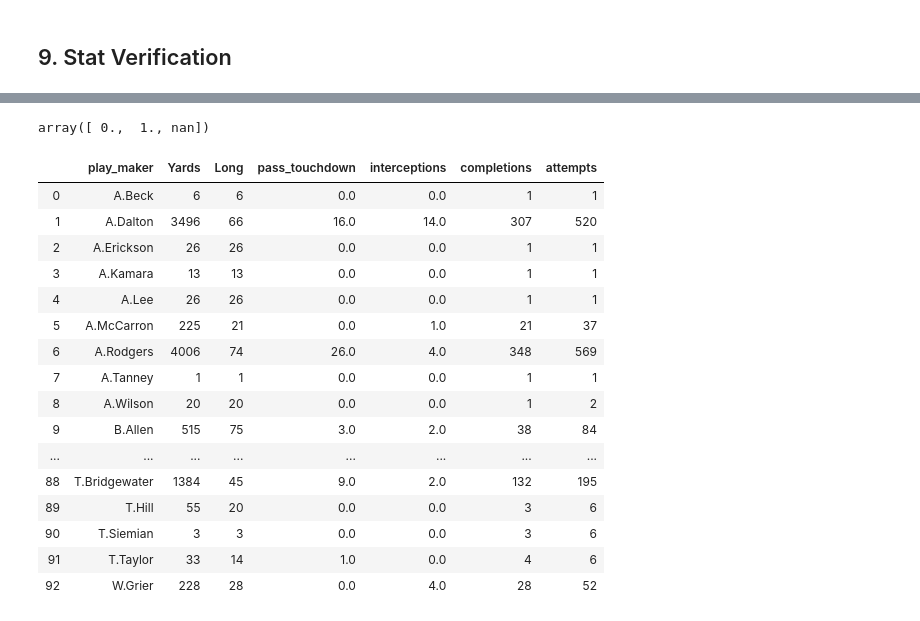
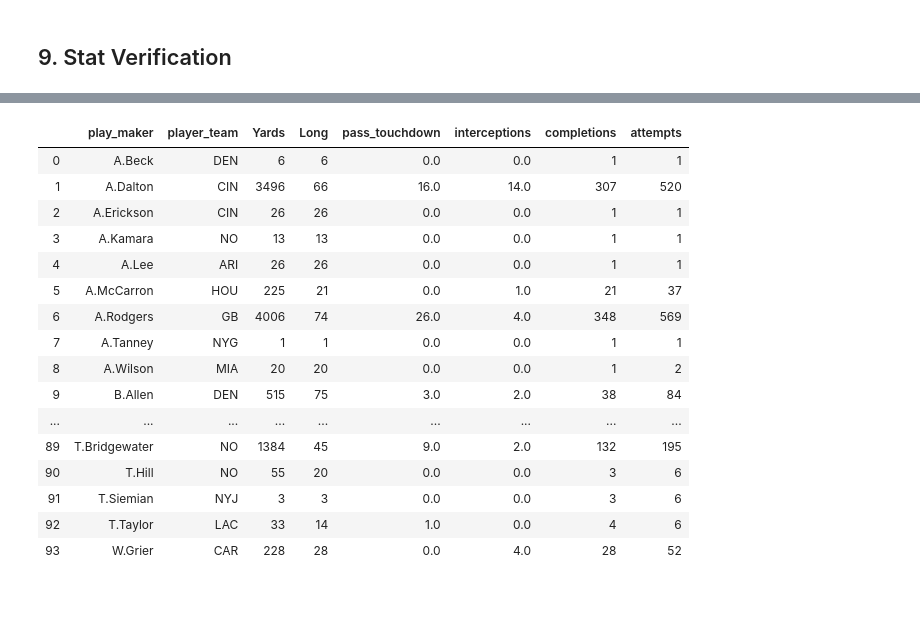
Before and after one commit to scunden/Project-Dash, a Jupyter notebook: 2. Data-Cleanup/0. Cleanup/cleanup.ipynb, the cells around one changed output, grey strips where cells are left out. Drawn from its saved outputs; the diff is of its cells as text; code cells hidden in the pictures.

```diff
--- a/2. Data-Cleanup/0. Cleanup/cleanup.ipynb
+++ b/2. Data-Cleanup/0. Cleanup/cleanup.ipynb
@@ -543,12 +553,10 @@ QB stats
 # %%
-# calculates the number of plays each player was the playmaker for
-comp_list = df[(df['play_type'] == 'pass') & (df['reception'] == 1) & (df['sack'] != 1)].groupby('play_maker', as_index = False).play_maker_id.count()
 
-Att_list = df[(df['play_type'] == 'pass') & (df['sack'] != 1)].groupby('play_maker', as_index = False).play_maker_id.count()
-# comp_list[freq_list['play_maker'] == 'D.Prescott']
-# freq_list.head()
-# df.play_type.unique()
-# df[df['play_type'] == 'Pass']
-Att_comp = comp_list.merge(Att_list, on = 'play_maker', how = 'inner')
+comp_list = df[(df['play_type'] == 'pass') & (df['reception'] == 1) & (df['sack'] != 1)].groupby(['play_maker', 'posteam'], as_index = False).play_maker_id.count()
+
+Att_list = df[(df['play_type'] == 'pass') & (df['sack'] != 1)].groupby(['play_maker', 'posteam'], as_index = False).play_maker_id.count()
+
+Att_comp = comp_list.merge(Att_list, on = ['play_maker', 'posteam'], how = 'inner')
+Att_comp = Att_comp.rename(columns = {'posteam': 'player_team'})
 Att_comp
 # %% [output]
@@ -570,14 +582,14 @@ pd.set_option('display.max_rows',None)
 
 
 
-A = df[(df['play_type'] == 'pass') & (df['sack'] != 1)].groupby('play_maker', as_index = False).agg({
+A = df[(df['play_type'] == 'pass') & (df['sack'] != 1)].groupby(['play_maker', 'posteam'], as_index = False).agg({
     'yards_gained':['sum', 'max'],
     'pass_touchdown':['sum'],
     'interception':['sum']
 
 })
 
-A.columns = ['play_maker', 'Yards', 'Long', 'pass_touchdown', 'interceptions']
+A.columns = ['play_maker', 'player_team', 'Yards', 'Long', 'pass_touchdown', 'interceptions']
 
 A.sort_values(['pass_touchdown'], ascending = False)
 # %% [output]
@@ -601,32 +613,27 @@ A.sort_values(['pass_touchdown'], ascending = False)
-# %%
-df.sack.unique()
-# %% [output]
-array([ 0.,  1., nan])
 # %%
-Final_QB_Stats = A.merge(Att_comp, on = 'play_maker', how = 'inner')
+Final_QB_Stats = A.merge(Att_comp, on = ['play_maker', 'player_team'], how = 'inner')
 Final_QB_Stats = Final_QB_Stats.rename(columns = {'play_maker_id_x': 'completions'})
 Final_QB_Stats = Final_QB_Stats.rename(columns = {'play_maker_id_y': 'attempts'})
-# Final_QB_Stats.sort_values(['pass_touchdown'], ascending = False)
 
 
 Final_QB_Stats
 # %% [output]
-|  | play_maker | Yards | Long | pass_touchdown | interceptions | completions | attempts |
-| 0 | A.Beck | 6 | 6 | 0.0 | 0.0 | 1 | 1 |
-| 1 | A.Dalton | 3496 | 66 | 16.0 | 14.0 | 307 | 520 |
-| 2 | A.Erickson | 26 | 26 | 0.0 | 0.0 | 1 | 1 |
-| 3 | A.Kamara | 13 | 13 | 0.0 | 0.0 | 1 | 1 |
-| 4 | A.Lee | 26 | 26 | 0.0 | 0.0 | 1 | 1 |
-| 5 | A.McCarron | 225 | 21 | 0.0 | 1.0 | 21 | 37 |
-| 6 | A.Rodgers | 4006 | 74 | 26.0 | 4.0 | 348 | 569 |
-| 7 | A.Tanney | 1 | 1 | 0.0 | 0.0 | 1 | 1 |
-| 8 | A.Wilson | 20 | 20 | 0.0 | 0.0 | 1 | 2 |
-| 9 | B.Allen | 515 | 75 | 3.0 | 2.0 | 38 | 84 |
-| ... | ... | ... | ... | ... | ... | ... | ... |
-| 88 | T.Bridgewater | 1384 | 45 | 9.0 | 2.0 | 132 | 195 |
-| 89 | T.Hill | 55 | 20 | 0.0 | 0.0 | 3 | 6 |
-| 90 | T.Siemian | 3 | 3 | 0.0 | 0.0 | 3 | 6 |
-| 91 | T.Taylor | 33 | 14 | 1.0 | 0.0 | 4 | 6 |
-| 92 | W.Grier | 228 | 28 | 0.0 | 4.0 | 28 | 52 |
+|  | play_maker | player_team | Yards | Long | pass_touchdown | interceptions | completions | attempts |
+| 0 | A.Beck | DEN | 6 | 6 | 0.0 | 0.0 | 1 | 1 |
+| 1 | A.Dalton | CIN | 3496 | 66 | 16.0 | 14.0 | 307 | 520 |
+| 2 | A.Erickson | CIN | 26 | 26 | 0.0 | 0.0 | 1 | 1 |
+| 3 | A.Kamara | NO | 13 | 13 | 0.0 | 0.0 | 1 | 1 |
+| 4 | A.Lee | ARI | 26 | 26 | 0.0 | 0.0 | 1 | 1 |
+| 5 | A.McCarron | HOU | 225 | 21 | 0.0 | 1.0 | 21 | 37 |
+| 6 | A.Rodgers | GB | 4006 | 74 | 26.0 | 4.0 | 348 | 569 |
+| 7 | A.Tanney | NYG | 1 | 1 | 0.0 | 0.0 | 1 | 1 |
+| 8 | A.Wilson | MIA | 20 | 20 | 0.0 | 0.0 | 1 | 2 |
+| 9 | B.Allen | DEN | 515 | 75 | 3.0 | 2.0 | 38 | 84 |
+| ... | ... | ... | ... | ... | ... | ... | ... | ... |
+| 89 | T.Bridgewater | NO | 1384 | 45 | 9.0 | 2.0 | 132 | 195 |
+| 90 | T.Hill | NO | 55 | 20 | 0.0 | 0.0 | 3 | 6 |
+| 91 | T.Siemian | NYJ | 3 | 3 | 0.0 | 0.0 | 3 | 6 |
+| 92 | T.Taylor | LAC | 33 | 14 | 1.0 | 0.0 | 4 | 6 |
+| 93 | W.Grier | CAR | 228 | 28 | 0.0 | 4.0 | 28 | 52 |
 # %%
 df_QB = df_QB.rename(columns = {'Player': 'play_maker'})
```
Also changed, not shown: parts of 23 cells of this notebook.
